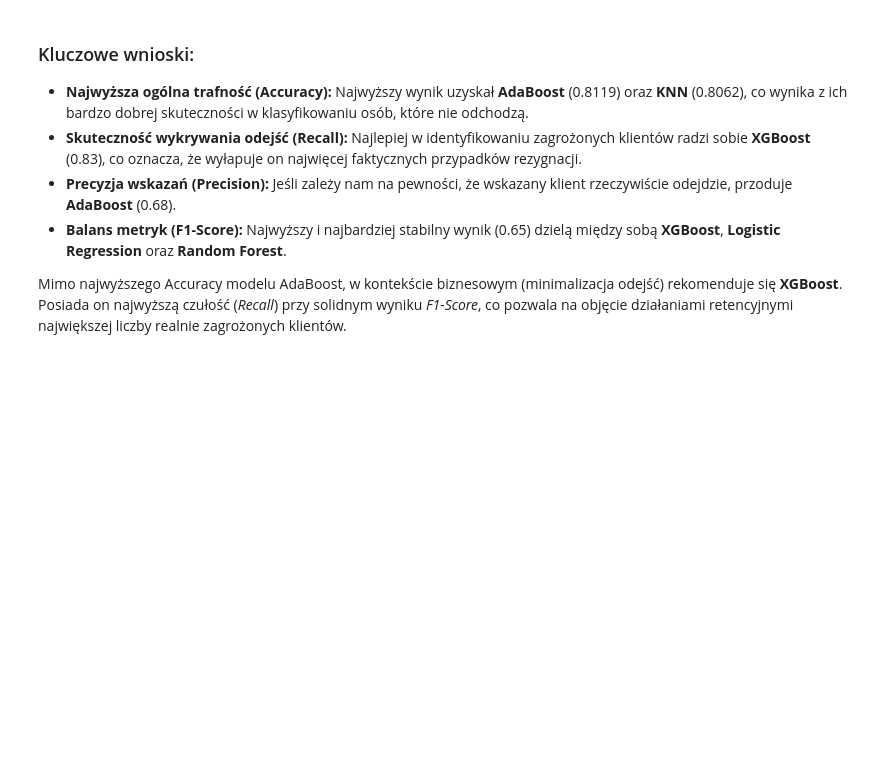
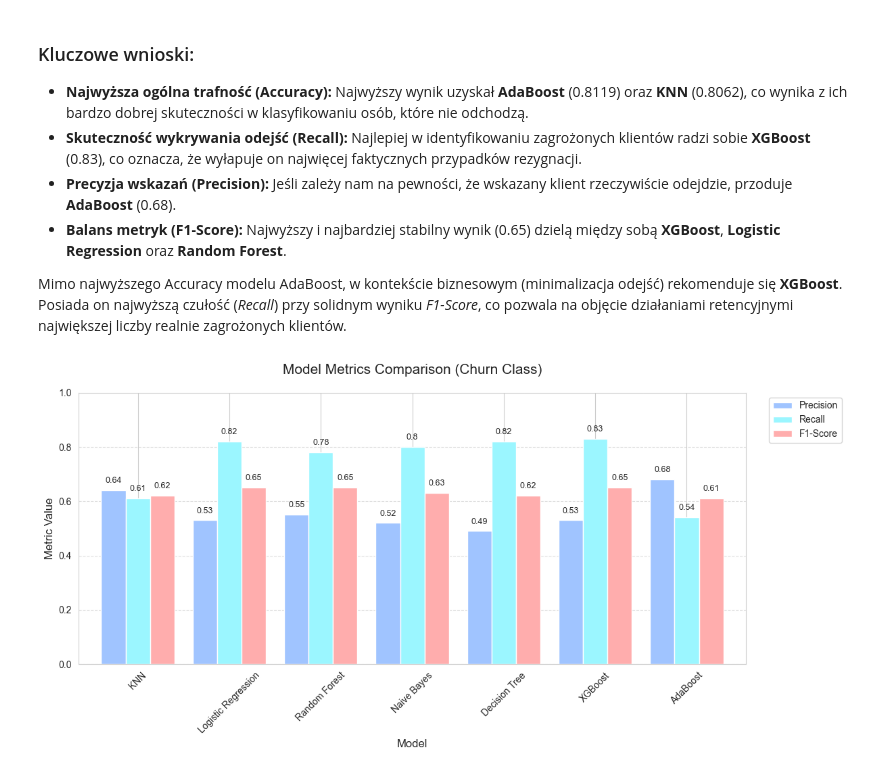
Before and after one commit to kacper-holowaty/customer-churn-prediction, a Jupyter notebook: churn_prediction_model_comparison.ipynb, the cells around one changed output. Saved outputs shown, nothing was run; the diff lists cells and outputs as text; code cells hidden in the pictures; blank space fills up the shorter version.

Commit message:
:memo: Add plot to summary

```diff
--- a/churn_prediction_model_comparison.ipynb
+++ b/churn_prediction_model_comparison.ipynb
@@ -730,3 +730,35 @@ Poniższa tabela zestawia kluczowe metryki wszystkich przetestowanych modeli dla
 
 
 Mimo najwyższego Accuracy modelu AdaBoost, w kontekście biznesowym (minimalizacja odejść) rekomenduje się **XGBoost**. Posiada on najwyższą czułość (*Recall*) przy solidnym wyniku *F1-Score*, co pozwala na objęcie działaniami retencyjnymi największej liczby realnie zagrożonych klientów.
+# %%
+import matplotlib.pyplot as plt
+import pandas as pd
+
+data = {
+    'Model': ['KNN', 'Logistic Regression', 'Random Forest', 'Naive Bayes', 'Decision Tree', 'XGBoost', 'AdaBoost'],
+    'Precision': [0.64, 0.53, 0.55, 0.52, 0.49, 0.53, 0.68],
+    'Recall': [0.61, 0.82, 0.78, 0.80, 0.82, 0.83, 0.54],
+    'F1-Score': [0.62, 0.65, 0.65, 0.63, 0.62, 0.65, 0.61]
+}
+
+df = pd.DataFrame(data)
+df.set_index('Model', inplace=True)
+
+ax = df.plot(kind='bar', figsize=(12, 6), width=0.8, color=['#A0C4FF', '#9BF6FF', '#FFADAD'])
+
+plt.title('Model Metrics Comparison (Churn Class)', fontsize=15, pad=20)
+plt.ylabel('Metric Value', fontsize=12)
+plt.xlabel('Model', fontsize=12)
+plt.xticks(rotation=45)
+plt.legend(loc='upper right', bbox_to_anchor=(1.15, 1))
+plt.grid(axis='y', linestyle='--', alpha=0.7)
+plt.ylim(0, 1.0)
+
+for p in ax.patches:
+    ax.annotate(str(p.get_height()), (p.get_x() + p.get_width() / 2., p.get_height()),
+                ha='center', va='center', xytext=(0, 10), textcoords='offset points', fontsize=9)
+
+plt.tight_layout()
+plt.show()
+# %% [output]
+[figure, added]
```
